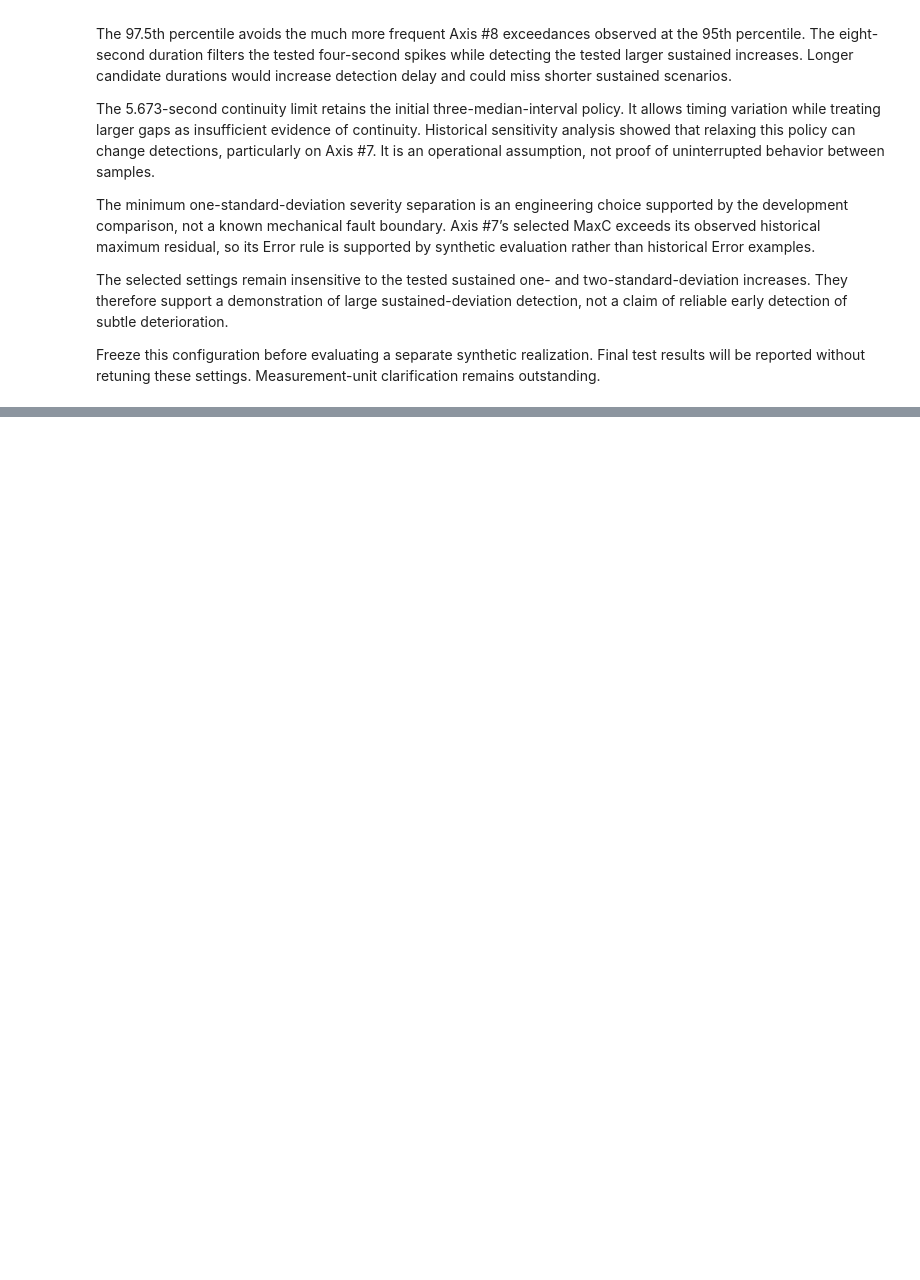
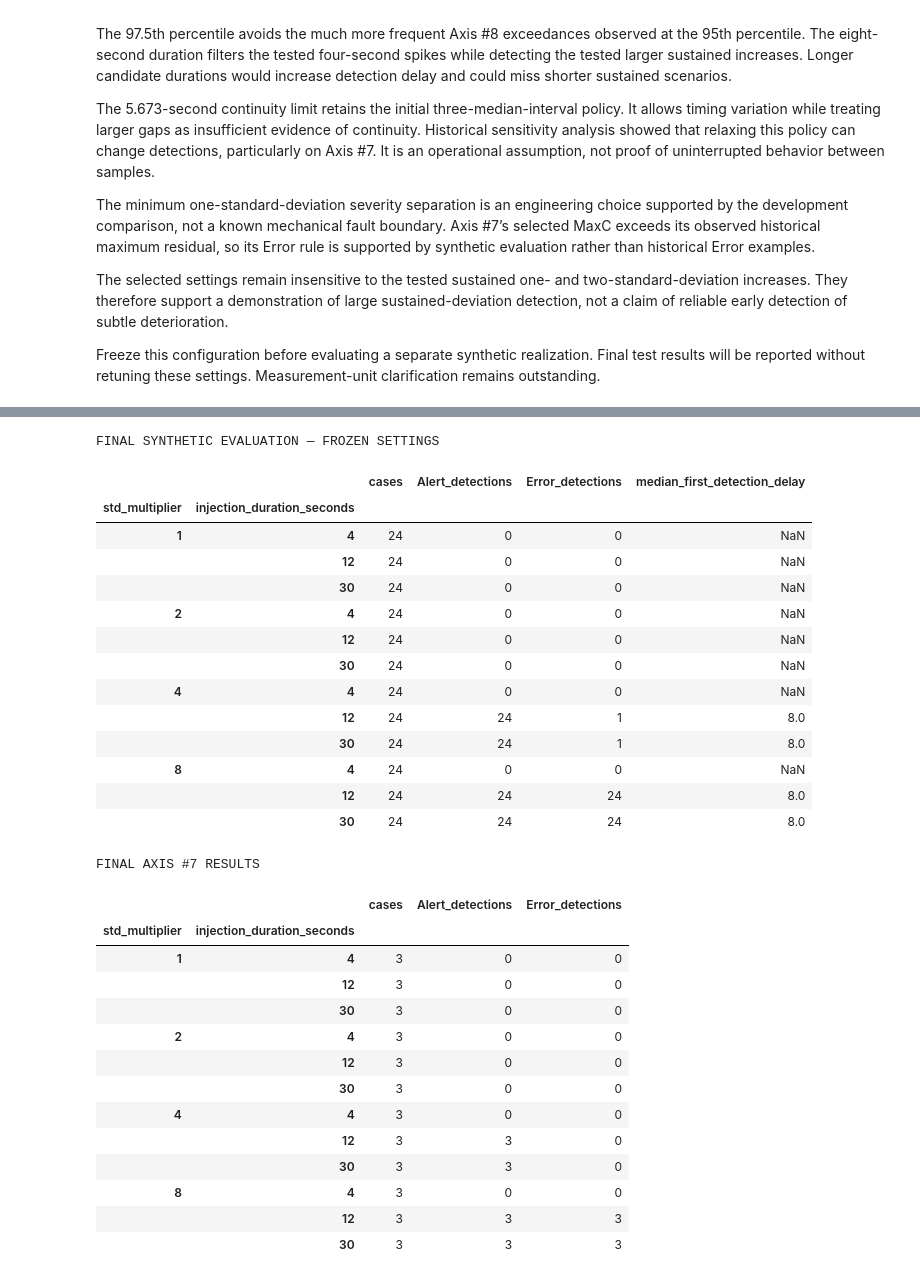
Before and after one commit to UbaidUllah777/DataStreamVisualization-regression-based-anomaly-detection, a Jupyter notebook: Regression_Anomaly_Detection.ipynb, the cells around one changed output, grey strips where cells are left out. Saved outputs shown, nothing was run; the diff lists cells and outputs as text; code cells hidden in the pictures; blank space fills up the shorter version.

Commit message:
Document final synthetic evaluation with frozen thresholds

```diff
--- a/Regression_Anomaly_Detection.ipynb
+++ b/Regression_Anomaly_Detection.ipynb
@@ -1862,0 +1966,78 @@ display(selected_configuration.round(6))
+# %%
+final_evaluator = SensitivityEvaluator(
+    axes=JOINTS,
+    regression=regression,
+    training_std=axis_scaler.parameters_["std"],
+    thresholds=selected_thresholds,
+    duration_seconds=selected_T_seconds,
+    max_gap_seconds=selected_max_gap_seconds,
+)
+
+final_sensitivity_results = final_evaluator.evaluate(
+    baseline=prepared_final_baseline,
+    starts=(2000, 12000, 25000),
+    multipliers=(1, 2, 4, 8),
+    durations=(4, 12, 30),
+)
+
+assert len(final_sensitivity_results) == 288
+
+print("FINAL SYNTHETIC EVALUATION — FROZEN SETTINGS")
+
+display(
+    final_sensitivity_results.groupby(
+        ["std_multiplier", "injection_duration_seconds"]
+    ).agg(
+        cases=("axis", "size"),
+        Alert_detections=("Alert_detected", "sum"),
+        Error_detections=("Error_detected", "sum"),
+        median_first_detection_delay=(
+            "first_detection_delay_seconds", "median"
+        ),
+    )
+)
+
+print("FINAL AXIS #7 RESULTS")
+
+display(
+    final_sensitivity_results.loc[
+        final_sensitivity_results["axis"].eq("j7")
+    ]
+    .groupby(["std_multiplier", "injection_duration_seconds"])
+    .agg(
+        cases=("axis", "size"),
+        Alert_detections=("Alert_detected", "sum"),
+        Error_detections=("Error_detected", "sum"),
+    )
+)
+# %% [output]
+FINAL SYNTHETIC EVALUATION — FROZEN SETTINGS
+|  |  | cases | Alert_detections | Error_detections | median_first_detection_delay |
+| std_multiplier | injection_duration_seconds |  |  |  |  |
+| 1 | 4 | 24 | 0 | 0 | NaN |
+|  | 12 | 24 | 0 | 0 | NaN |
+|  | 30 | 24 | 0 | 0 | NaN |
+| 2 | 4 | 24 | 0 | 0 | NaN |
+|  | 12 | 24 | 0 | 0 | NaN |
+|  | 30 | 24 | 0 | 0 | NaN |
+| 4 | 4 | 24 | 0 | 0 | NaN |
+|  | 12 | 24 | 24 | 1 | 8.0 |
+|  | 30 | 24 | 24 | 1 | 8.0 |
+| 8 | 4 | 24 | 0 | 0 | NaN |
+|  | 12 | 24 | 24 | 24 | 8.0 |
+|  | 30 | 24 | 24 | 24 | 8.0 |
+FINAL AXIS #7 RESULTS
+|  |  | cases | Alert_detections | Error_detections |
+| std_multiplier | injection_duration_seconds |  |  |  |
+| 1 | 4 | 3 | 0 | 0 |
+|  | 12 | 3 | 0 | 0 |
+|  | 30 | 3 | 0 | 0 |
+| 2 | 4 | 3 | 0 | 0 |
+|  | 12 | 3 | 0 | 0 |
+|  | 30 | 3 | 0 | 0 |
+| 4 | 4 | 3 | 0 | 0 |
+|  | 12 | 3 | 3 | 0 |
+|  | 30 | 3 | 3 | 0 |
+| 8 | 4 | 3 | 0 | 0 |
+|  | 12 | 3 | 3 | 3 |
+|  | 30 | 3 | 3 | 3 |
```
Also changed, not shown: parts of 5 cells of this notebook.
